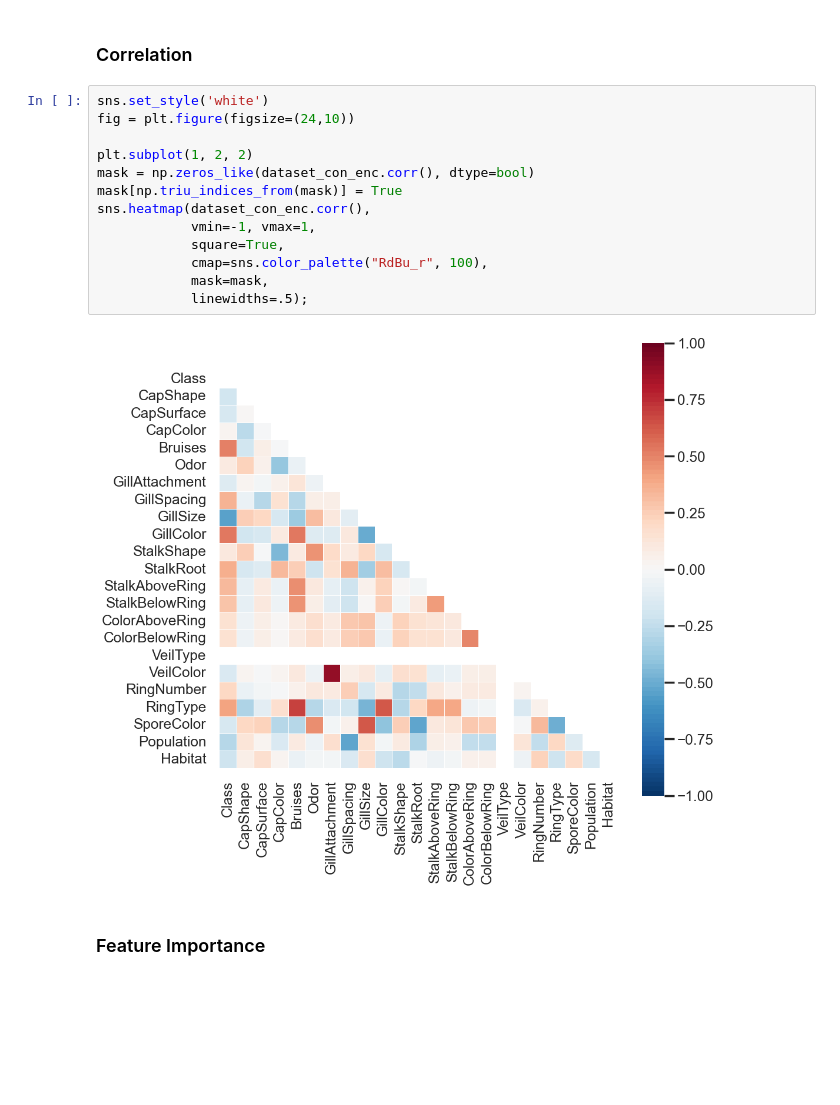
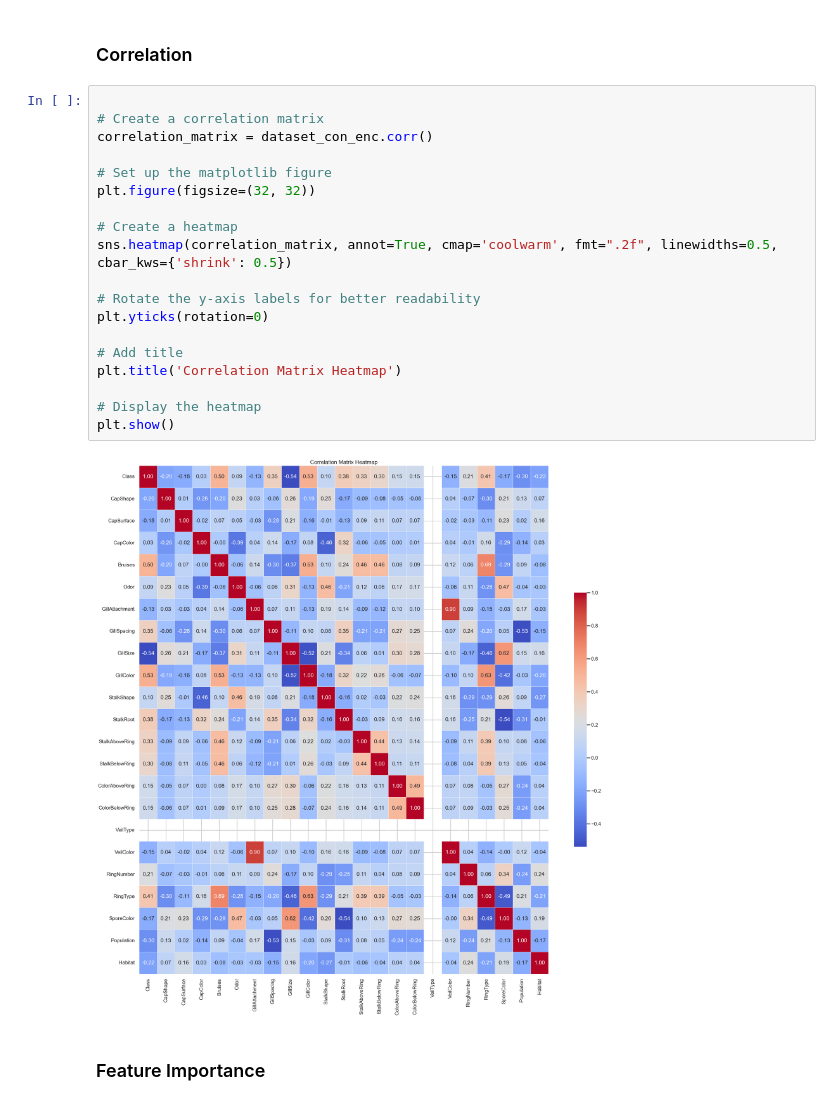
Before and after one commit to SHARONZACHARIA/DataMining_Report, a Jupyter notebook: mushroom_dataset_analysis.ipynb, the cells around one changed output. Saved outputs shown, nothing was run; the diff lists cells and outputs as text; blank space fills up the shorter version.

```diff
--- a/mushroom_dataset_analysis.ipynb
+++ b/mushroom_dataset_analysis.ipynb
@@ -125,21 +125,27 @@ dataset_con_enc.head()
 5 rows × 23 columns
 # %% [markdown]
 ### Correlation
-# %%
-sns.set_style('white')
-fig = plt.figure(figsize=(24,10))
-
-plt.subplot(1, 2, 2)
-mask = np.zeros_like(dataset_con_enc.corr(), dtype=bool)
-mask[np.triu_indices_from(mask)] = True
-sns.heatmap(dataset_con_enc.corr(),
-            vmin=-1, vmax=1,
-            square=True,
-            cmap=sns.color_palette("RdBu_r", 100),
-            mask=mask,
-            linewidths=.5);
-# %% [output]
-[figure, removed]
+# %%
+
+# Create a correlation matrix
+correlation_matrix = dataset_con_enc.corr()
+
+# Set up the matplotlib figure
+plt.figure(figsize=(32, 32))
+
+# Create a heatmap
+sns.heatmap(correlation_matrix, annot=True, cmap='coolwarm', fmt=".2f", linewidths=0.5, cbar_kws={'shrink': 0.5})
+
+# Rotate the y-axis labels for better readability
+plt.yticks(rotation=0)
+
+# Add title
+plt.title('Correlation Matrix Heatmap')
+
+# Display the heatmap
+plt.show()
+# %% [output]
+[figure, added]
 # %% [markdown]
 ### Feature Importance
 # %%
```
Also changed, not shown: parts of 8 cells of this notebook, 2 other files.
